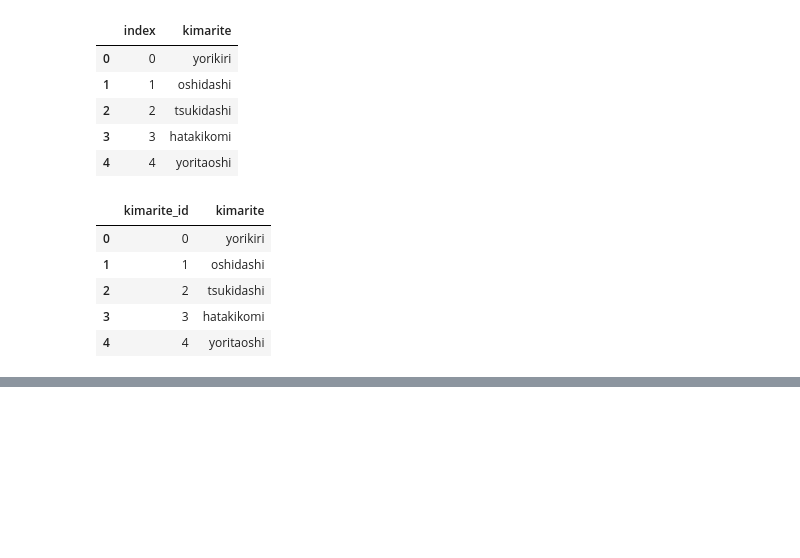
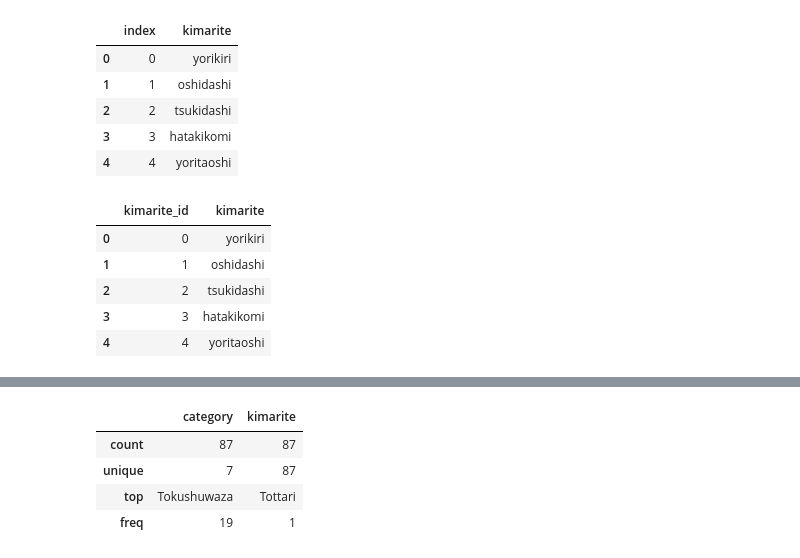
Before and after one commit to jackrapp/etl_sumo, a Jupyter notebook: kimarite_keys.ipynb, the cells around one changed output, grey strips where cells are left out. Drawn from its saved outputs; the diff is of its cells as text; code cells hidden in the pictures; blank space fills up the shorter version.

```diff
--- a/kimarite_keys.ipynb
+++ b/kimarite_keys.ipynb
@@ -178,0 +122,9 @@ while next.name != "h2":
+# %%
+# Checking table values
+kimarite_desc.describe()
+# %% [output]
+|  | category | kimarite |
+| count | 87 | 87 |
+| unique | 7 | 87 |
+| top | Tokushuwaza | Tottari |
+| freq | 19 | 1 |
```
Also changed, not shown: parts of 19 cells of this notebook.
